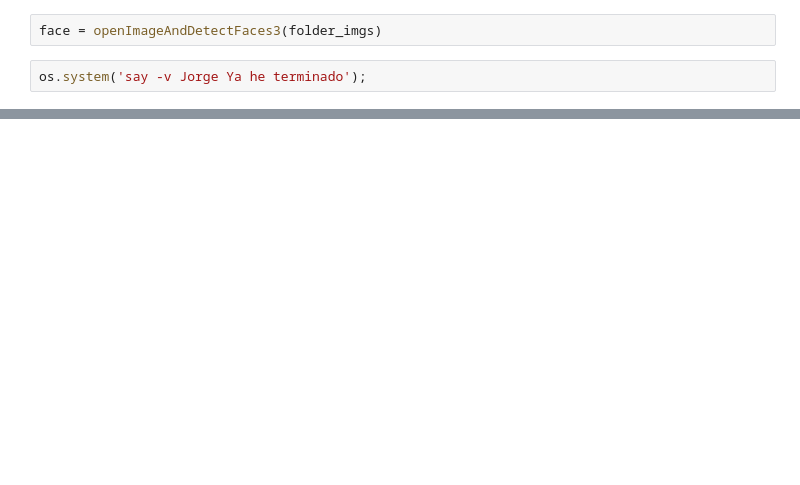
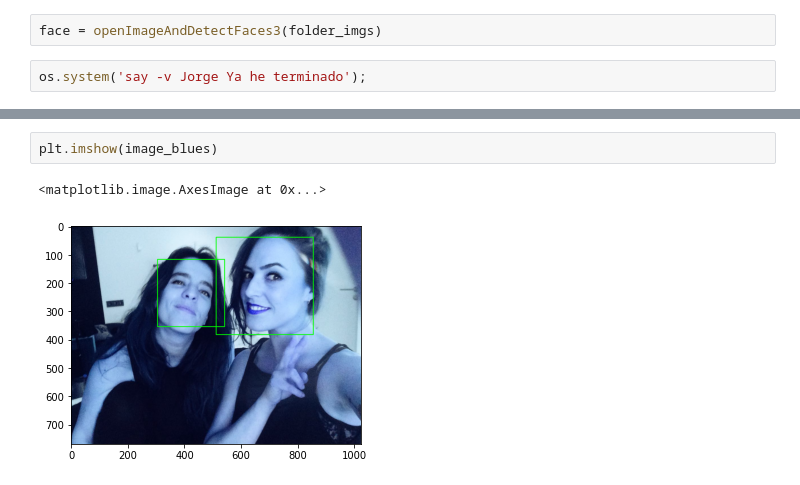
Before and after one commit to CristinaCallejo/AudienceResearch, a Jupyter notebook: notebooks/jn3 face.ipynb, the cells around one changed output, grey strips where cells are left out. Cells and saved outputs as stored; diff of their text form; blank space fills up the shorter version.

```diff
--- a/notebooks/jn3 face.ipynb
+++ b/notebooks/jn3 face.ipynb
@@ -333,0 +194,5 @@ NameError: name 'cv2' is not defined
+# %%
+plt.imshow(image_blues)
+# %% [output]
+<matplotlib.image.AxesImage at 0x...>
+[figure, added]
```
Also changed, not shown: parts of 59 cells of this notebook, 1 other file.
